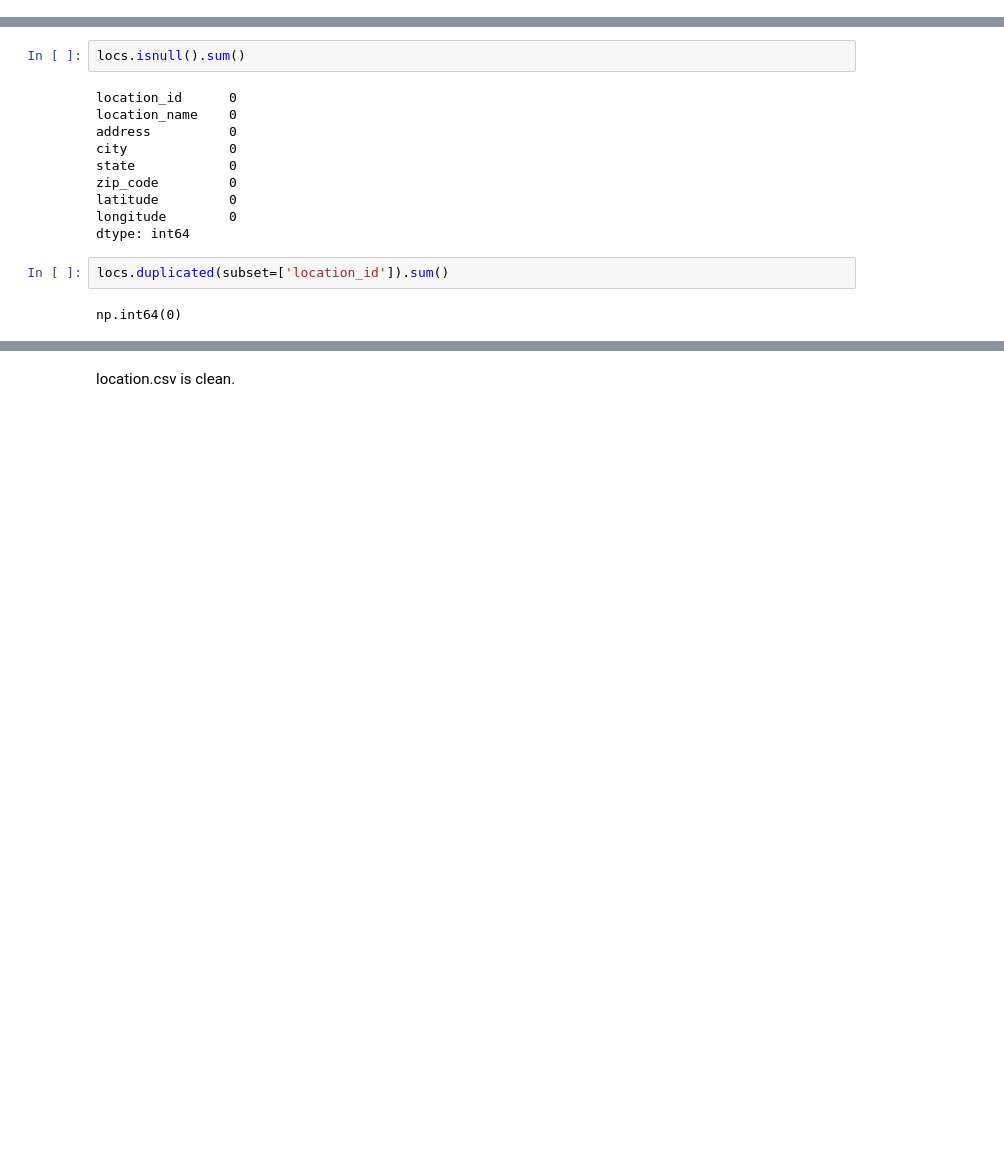
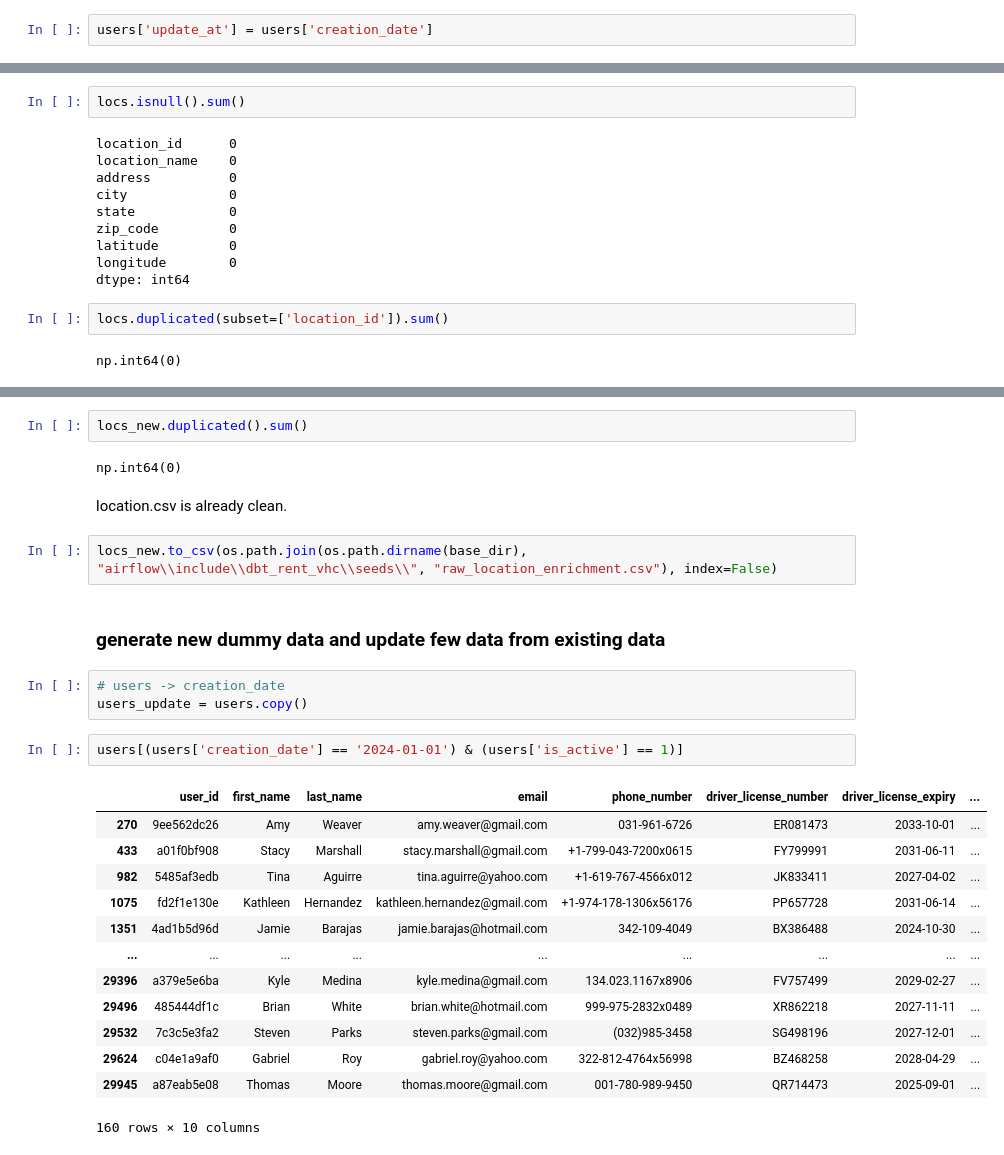
Before and after one commit to ghinakh/elt_rental_vehicle, a Jupyter notebook: code/prepared.ipynb, the cells around one changed output, grey strips where cells are left out. Saved outputs shown, nothing was run; the diff lists cells and outputs as text; blank space fills up the shorter version.

Commit message:
modify code to generate dummy data

```diff
--- a/code/prepared.ipynb
+++ b/code/prepared.ipynb
@@ -13,3 +16,5 @@ base_dir = os.getcwd()
 users = pd.read_csv(f"{base_dir}\\data\\users.csv")
 vehicles = pd.read_csv(f"{base_dir}\\data\\vehicles.csv")
 transactions = pd.read_csv(f"{base_dir}\\data\\rental_transactions.csv")
+# %%
+users['update_at'] = users['creation_date']
@@ -218,2 +238,29 @@ np.int64(0)
+# %%
+locs_new.duplicated().sum()
+# %% [output]
+np.int64(0)
 # %% [markdown]
-location.csv is clean.
+location.csv is already clean.
+# %%
+locs_new.to_csv(os.path.join(os.path.dirname(base_dir), "airflow\\include\\dbt_rent_vhc\\seeds\\", "raw_location_enrichment.csv"), index=False)
+# %% [markdown]
+### generate new dummy data and update few data from existing data
+# %%
+# users -> creation_date
+users_update = users.copy()
+# %%
+users[(users['creation_date'] == '2024-01-01') & (users['is_active'] == 1)]
+# %% [output]
+|  | user_id | first_name | last_name | email | phone_number | driver_license_number | driver_license_expiry | ... |
+| 270 | 9ee562dc26 | Amy | Weaver | amy.weaver@gmail.com | 031-961-6726 | ER081473 | 2033-10-01 | ... |
+| 433 | a01f0bf908 | Stacy | Marshall | stacy.marshall@gmail.com | +1-799-043-7200x0615 | FY799991 | 2031-06-11 | ... |
+| 982 | 5485af3edb | Tina | Aguirre | tina.aguirre@yahoo.com | +1-619-767-4566x012 | JK833411 | 2027-04-02 | ... |
+| 1075 | fd2f1e130e | Kathleen | Hernandez | kathleen.hernandez@gmail.com | +1-974-178-1306x56176 | PP657728 | 2031-06-14 | ... |
+| 1351 | 4ad1b5d96d | Jamie | Barajas | jamie.barajas@hotmail.com | 342-109-4049 | BX386488 | 2024-10-30 | ... |
+| ... | ... | ... | ... | ... | ... | ... | ... | ... |
+| 29396 | a379e5e6ba | Kyle | Medina | kyle.medina@gmail.com | 134.023.1167x8906 | FV757499 | 2029-02-27 | ... |
+| 29496 | 485444df1c | Brian | White | brian.white@hotmail.com | 999-975-2832x0489 | XR862218 | 2027-11-11 | ... |
+| 29532 | 7c3c5e3fa2 | Steven | Parks | steven.parks@gmail.com | (032)985-3458 | SG498196 | 2027-12-01 | ... |
+| 29624 | c04e1a9af0 | Gabriel | Roy | gabriel.roy@yahoo.com | 322-812-4764x56998 | BZ468258 | 2028-04-29 | ... |
+| 29945 | a87eab5e08 | Thomas | Moore | thomas.moore@gmail.com | 001-780-989-9450 | QR714473 | 2025-09-01 | ... |
+160 rows × 10 columns
```
Also changed, not shown: parts of 28 cells of this notebook.
